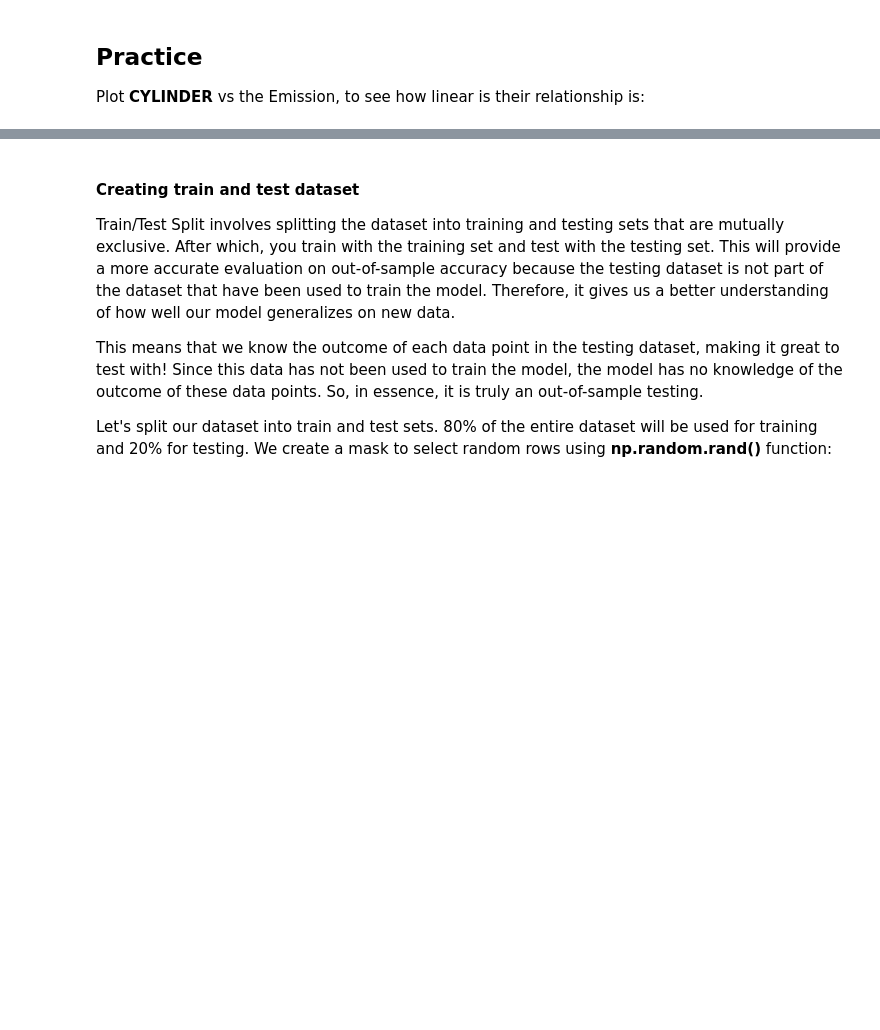
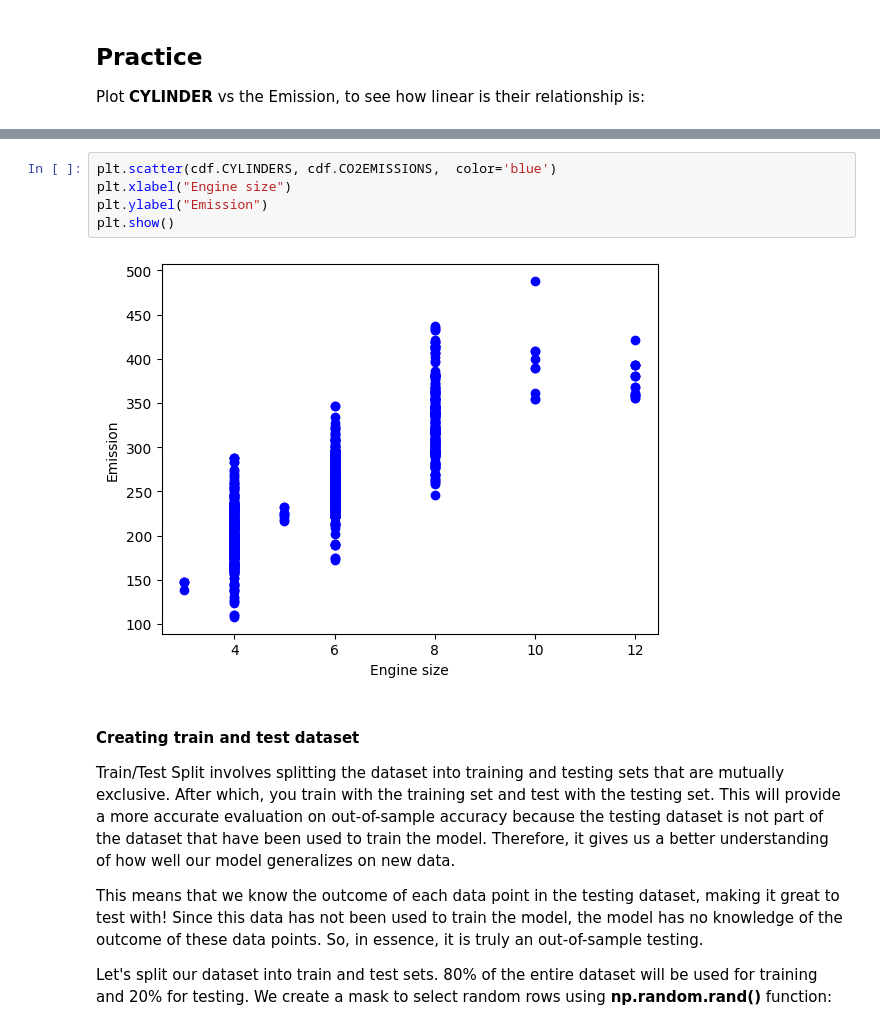
Before and after one commit to Mohsenmohebbi1993/Kaggle, a Jupyter notebook: Session 16 - STD Version/STD - ML0101EN-Reg-Simple-Linear-Regression-Co2.ipynb, the cells around one changed output, grey strips where cells are left out. Cells and saved outputs as stored; diff of their text form; blank space fills up the shorter version.

Commit message:
scatter plot

```diff
--- a/Session 16 - STD Version/STD - ML0101EN-Reg-Simple-Linear-Regression-Co2.ipynb
+++ b/Session 16 - STD Version/STD - ML0101EN-Reg-Simple-Linear-Regression-Co2.ipynb
@@ -129,3 +131,10 @@ Plot **CYLINDER** vs the Emission, to see how linear is their relationship is:
+# %%
+plt.scatter(cdf.CYLINDERS, cdf.CO2EMISSIONS,  color='blue')
+plt.xlabel("Engine size")
+plt.ylabel("Emission")
+plt.show()
+# %% [output]
+[figure, added]
 # %% [markdown]
 #### Creating train and test dataset
 
```
Also changed, not shown: parts of 2 cells of this notebook.
